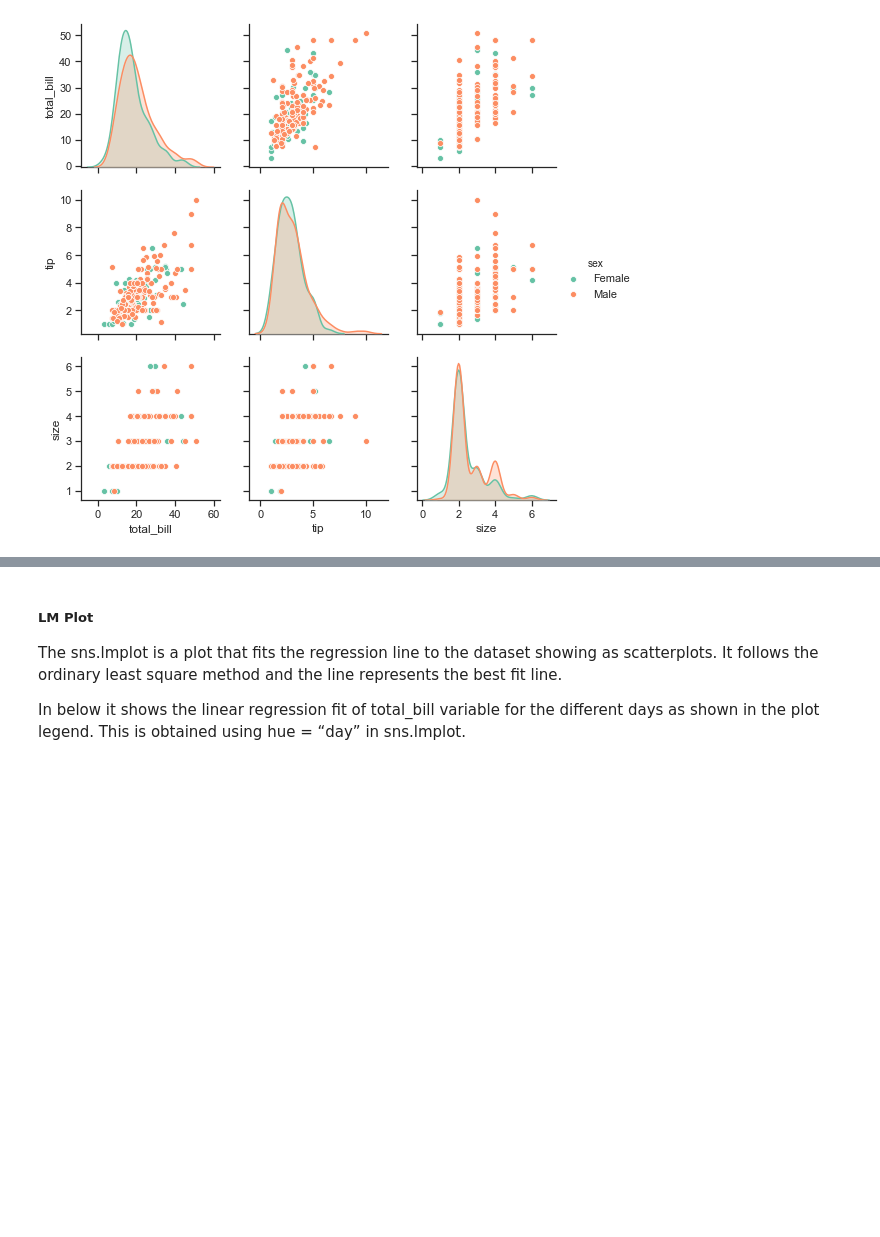
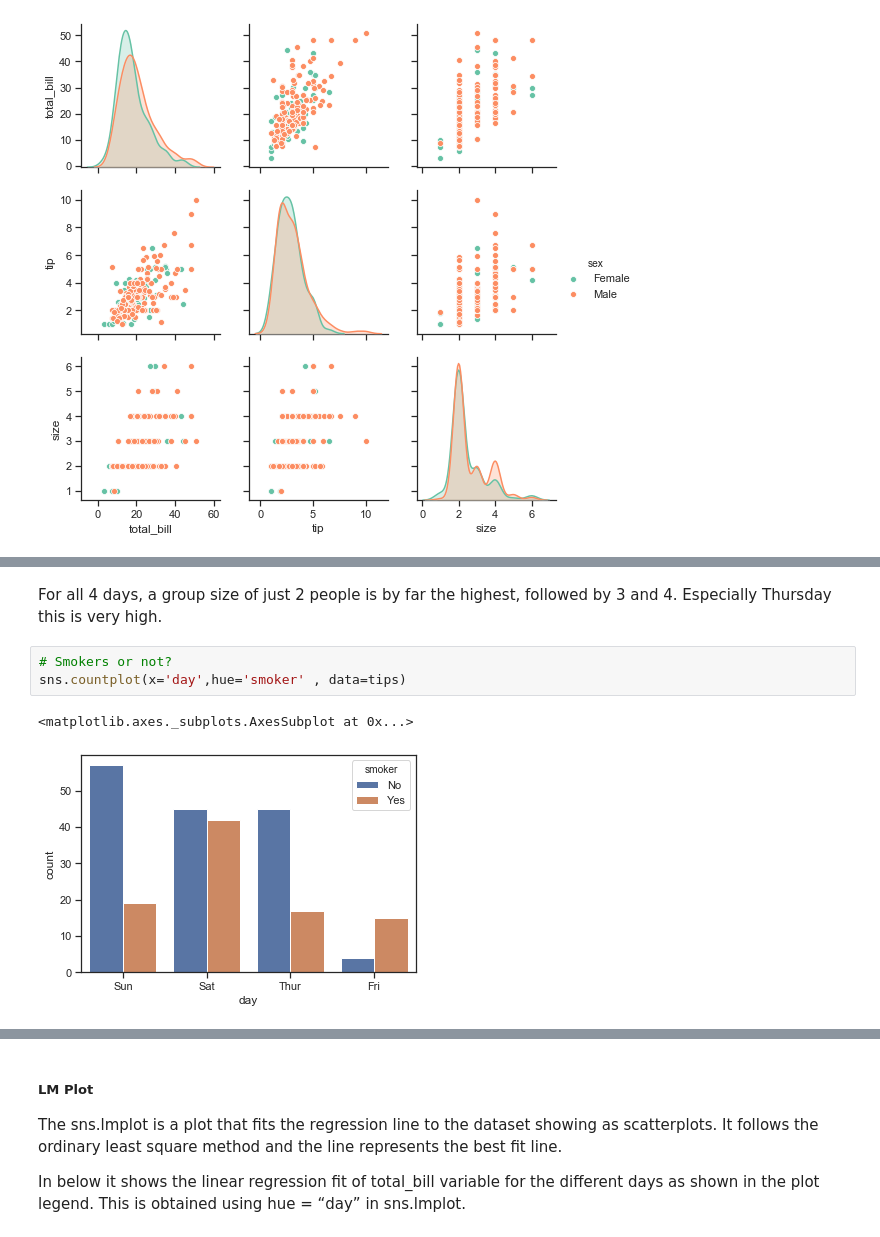
Before and after one commit to HenkT28/Fundamentals_Of_Data_Analysis_Assessment, a Jupyter notebook: Tips_Dataset.ipynb, the cells around one changed output, grey strips where cells are left out. Saved outputs shown, nothing was run; the diff lists cells and outputs as text; blank space fills up the shorter version.

```diff
--- a/Tips_Dataset.ipynb
+++ b/Tips_Dataset.ipynb
@@ -390,3 +519,11 @@ sns.pairplot(tips, hue = "sex", palette="Set2")
+# %% [markdown]
+For all 4 days, a group size of just 2 people is by far the highest, followed by 3 and 4. Especially Thursday this is very high.
+# %%
+# Smokers or not?
+sns.countplot(x='day',hue='smoker' , data=tips)
+# %% [output]
+<matplotlib.axes._subplots.AxesSubplot at 0x...>
+[figure, added]
 # %% [markdown]
 ##### Boxplot
 
```
Also changed, not shown: parts of 35 cells of this notebook.
